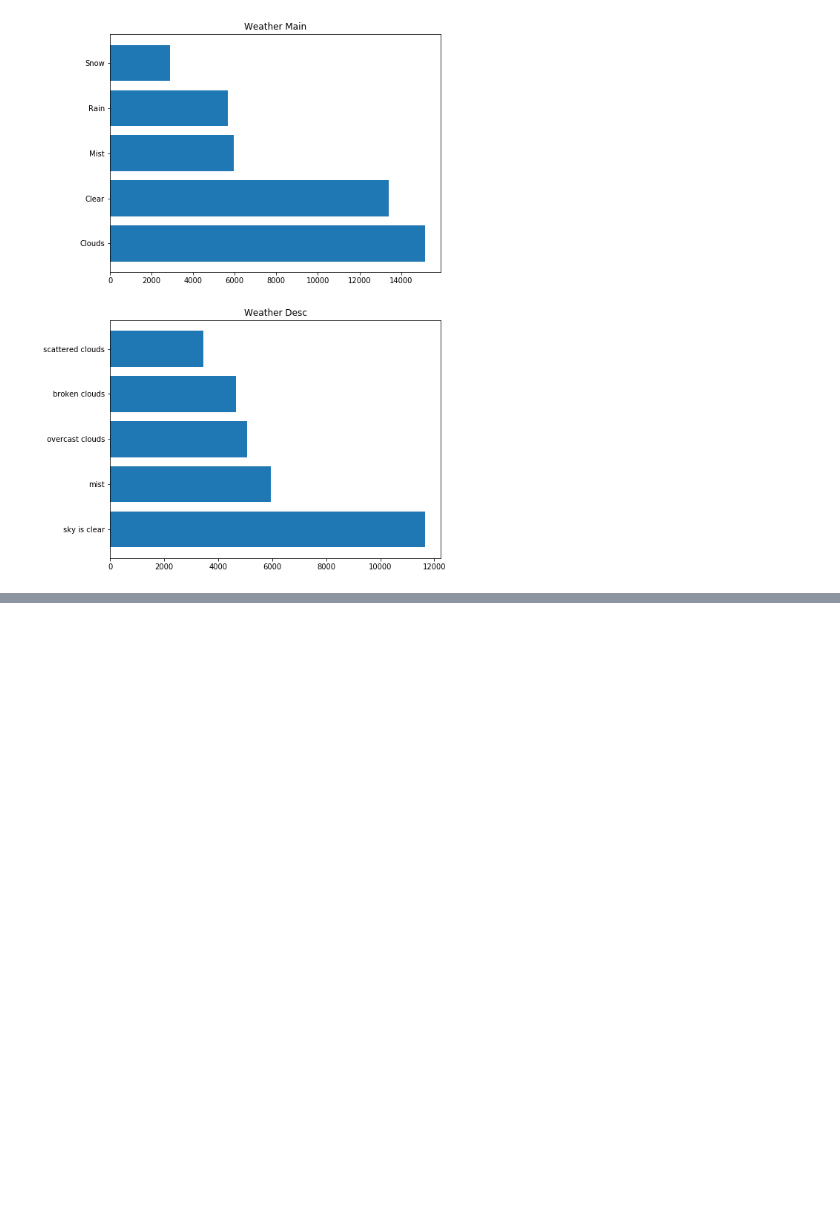
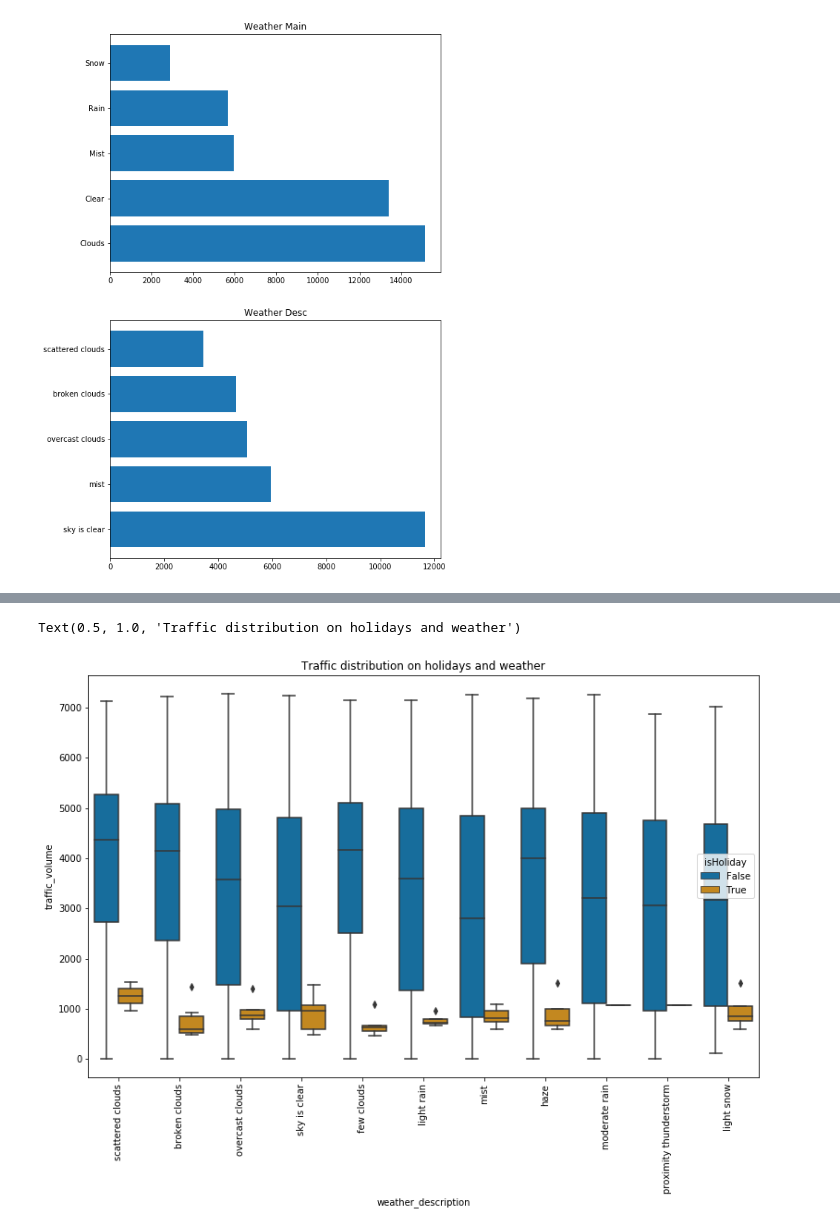
Before and after one commit to shobhitshah/metro-interstate-traffic, a Jupyter notebook: scripts/metro-interstate-traffic.ipynb, the cells around one changed output, grey strips where cells are left out. Cells and saved outputs as stored; diff of their text form; code cells hidden in the pictures; blank space fills up the shorter version.

```diff
--- a/scripts/metro-interstate-traffic.ipynb
+++ b/scripts/metro-interstate-traffic.ipynb
@@ -77,0 +278,20 @@ plt.setp(ax.get_xticklabels(), rotation=90)
+# %%
+holiday_weather = train[train['isHoliday']]
+# %%
+f = (train
+         .loc[:, ['weather_description', 'traffic_volume', 'isHoliday']]
+    )
+
+f = f[f['weather_description'].isin(holiday_weather.weather_description.unique())]
+
+plt.figure(figsize=(13, 8))
+sns.set_palette("colorblind")
+ax=sns.boxplot(x="weather_description"
+            , y="traffic_volume"
+            , hue='isHoliday'
+            , data=f)
+plt.setp(ax.get_xticklabels(), rotation=90)
+ax.set_title("Traffic distribution on holidays and weather")
+# %% [output]
+Text(0.5, 1.0, 'Traffic distribution on holidays and weather')
+[figure, added]
```
Also changed, not shown: parts of 46 cells of this notebook.
